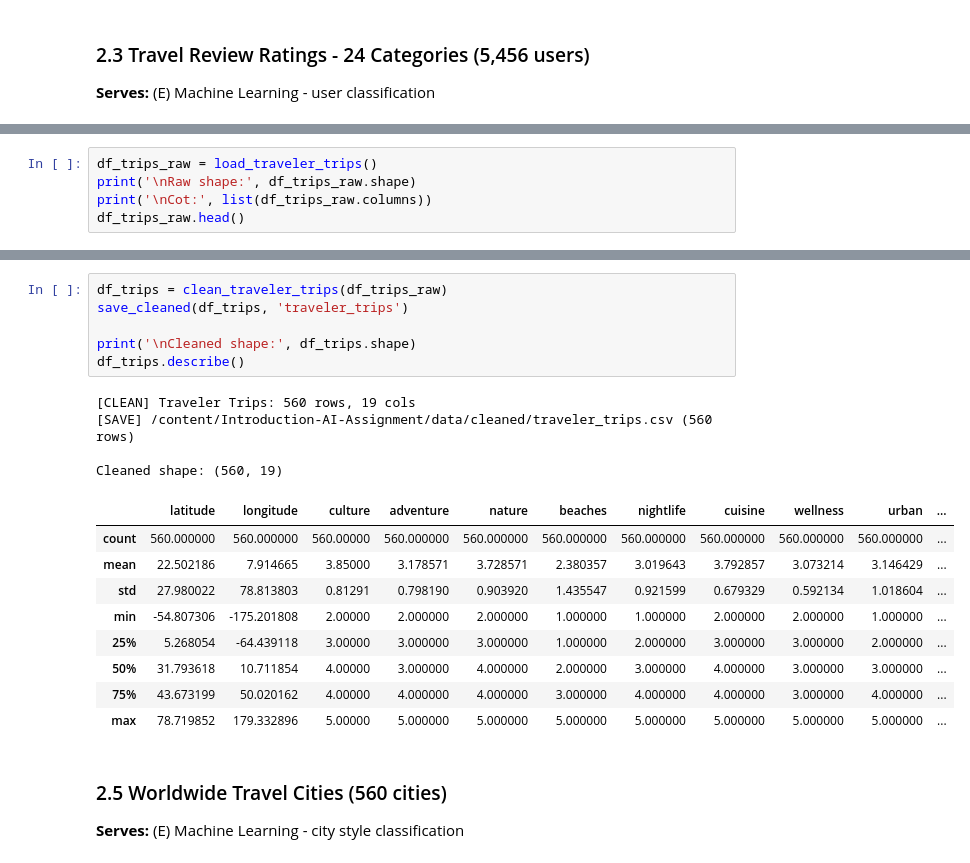
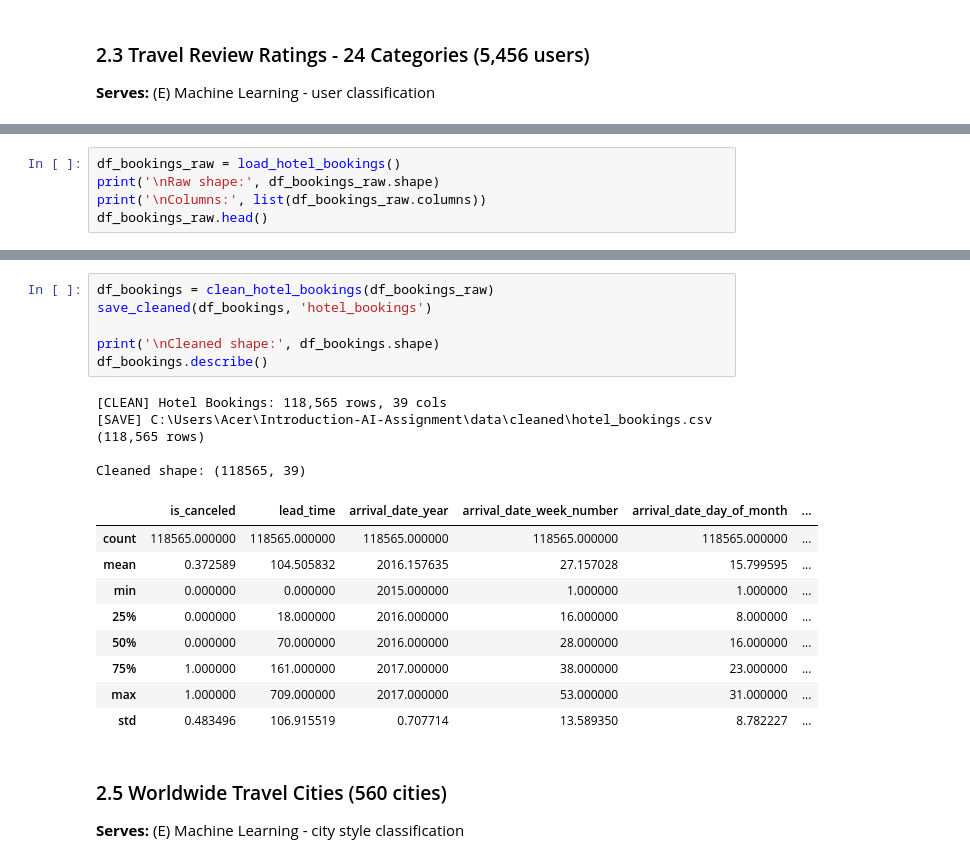
Before and after one commit to HieNguyen08/Introduction-AI-Assignment, a Jupyter notebook: notebooks/main_notebook.ipynb, the cells around one changed output, grey strips where cells are left out. Saved outputs shown, nothing was run; the diff lists cells and outputs as text.

```diff
--- a/notebooks/main_notebook.ipynb
+++ b/notebooks/main_notebook.ipynb
@@ -320,7 +327,7 @@ Cleaned shape: (5456, 30)
 **Serves:** (B) CSP - budget and time constraints
 # %%
-df_trips_raw = load_traveler_trips()
-print('\nRaw shape:', df_trips_raw.shape)
-print('\nCot:', list(df_trips_raw.columns))
-df_trips_raw.head()
+df_bookings_raw = load_hotel_bookings()
+print('\nRaw shape:', df_bookings_raw.shape)
+print('\nColumns:', list(df_bookings_raw.columns))
+df_bookings_raw.head()
 # %% [output]
@@ -338,23 +345,23 @@ Cot: ['id', 'city', 'country', 'region', 'short_description', 'latitude', 'longi
 # %%
-df_trips = clean_traveler_trips(df_trips_raw)
-save_cleaned(df_trips, 'traveler_trips')
+df_bookings = clean_hotel_bookings(df_bookings_raw)
+save_cleaned(df_bookings, 'hotel_bookings')
 
-print('\nCleaned shape:', df_trips.shape)
-df_trips.describe()
+print('\nCleaned shape:', df_bookings.shape)
+df_bookings.describe()
 # %% [output]
-[CLEAN] Traveler Trips: 560 rows, 19 cols
-[SAVE] /content/Introduction-AI-Assignment/data/cleaned/traveler_trips.csv (560 rows)
+[CLEAN] Hotel Bookings: 118,565 rows, 39 cols
+[SAVE] C:\Users\Acer\Introduction-AI-Assignment\data\cleaned\hotel_bookings.csv (118,565 rows)
 
-Cleaned shape: (560, 19)
+Cleaned shape: (118565, 39)
-|  | latitude | longitude | culture | adventure | nature | beaches | nightlife | cuisine | wellness | urban | ... |
-| count | 560.000000 | 560.000000 | 560.00000 | 560.000000 | 560.000000 | 560.000000 | 560.000000 | 560.000000 | 560.000000 | 560.000000 | ... |
-| mean | 22.502186 | 7.914665 | 3.85000 | 3.178571 | 3.728571 | 2.380357 | 3.019643 | 3.792857 | 3.073214 | 3.146429 | ... |
-| std | 27.980022 | 78.813803 | 0.81291 | 0.798190 | 0.903920 | 1.435547 | 0.921599 | 0.679329 | 0.592134 | 1.018604 | ... |
-| min | -54.807306 | -175.201808 | 2.00000 | 2.000000 | 2.000000 | 1.000000 | 1.000000 | 2.000000 | 2.000000 | 1.000000 | ... |
-| 25% | 5.268054 | -64.439118 | 3.00000 | 3.000000 | 3.000000 | 1.000000 | 2.000000 | 3.000000 | 3.000000 | 2.000000 | ... |
-| 50% | 31.793618 | 10.711854 | 4.00000 | 3.000000 | 4.000000 | 2.000000 | 3.000000 | 4.000000 | 3.000000 | 3.000000 | ... |
-| 75% | 43.673199 | 50.020162 | 4.00000 | 4.000000 | 4.000000 | 3.000000 | 4.000000 | 4.000000 | 3.000000 | 4.000000 | ... |
-| max | 78.719852 | 179.332896 | 5.00000 | 5.000000 | 5.000000 | 5.000000 | 5.000000 | 5.000000 | 5.000000 | 5.000000 | ... |
+|  | is_canceled | lead_time | arrival_date_year | arrival_date_week_number | arrival_date_day_of_month | ... |
+| count | 118565.000000 | 118565.000000 | 118565.000000 | 118565.000000 | 118565.000000 | ... |
+| mean | 0.372589 | 104.505832 | 2016.157635 | 27.157028 | 15.799595 | ... |
+| min | 0.000000 | 0.000000 | 2015.000000 | 1.000000 | 1.000000 | ... |
+| 25% | 0.000000 | 18.000000 | 2016.000000 | 16.000000 | 8.000000 | ... |
+| 50% | 0.000000 | 70.000000 | 2016.000000 | 28.000000 | 16.000000 | ... |
+| 75% | 1.000000 | 161.000000 | 2017.000000 | 38.000000 | 23.000000 | ... |
+| max | 1.000000 | 709.000000 | 2017.000000 | 53.000000 | 31.000000 | ... |
+| std | 0.483496 | 106.915519 | 0.707714 | 13.589350 | 8.782227 | ... |
 # %% [markdown]
 ### 2.5 Worldwide Travel Cities (560 cities)
 **Serves:** (E) Machine Learning - city style classification
```
Also changed, not shown: parts of 37 cells of this notebook, 1 other file.
